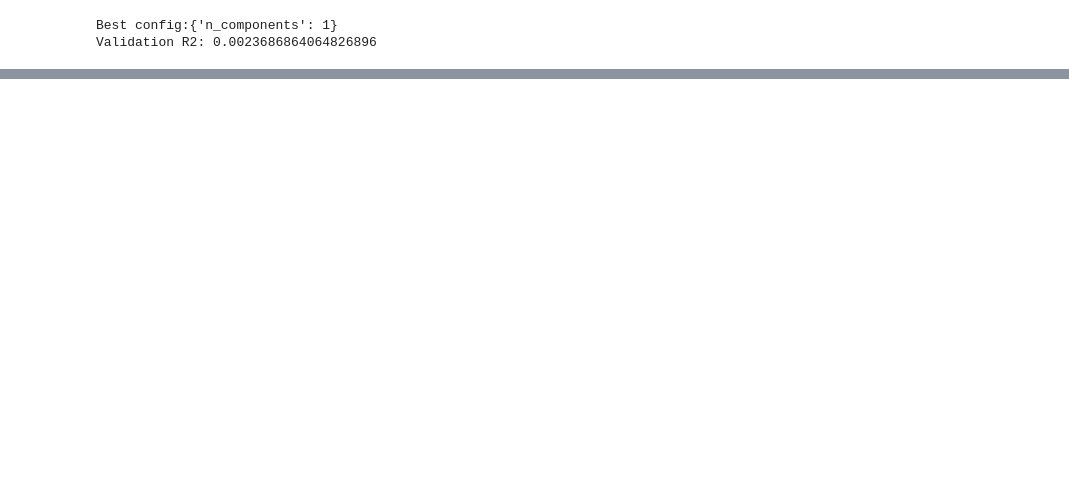
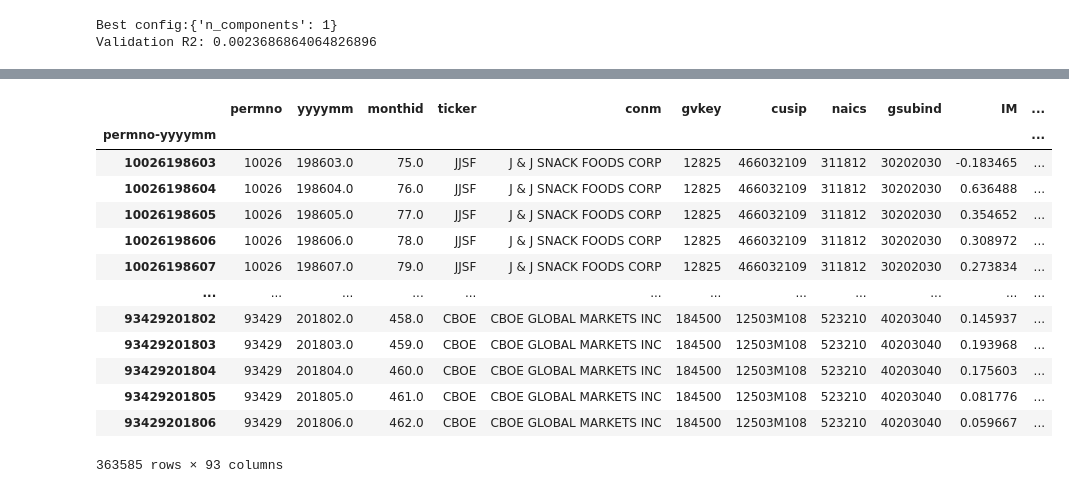
Before and after one commit to gavinsuns/Factor-Analysis, a Jupyter notebook: ML_Regression.ipynb, the cells around one changed output, grey strips where cells are left out. Drawn from its saved outputs; the diff is of its cells as text; code cells hidden in the pictures; blank space fills up the shorter version.

```diff
--- a/ML_Regression.ipynb
+++ b/ML_Regression.ipynb
@@ -353,3 +353,20 @@ rol_val.to_csv("ml_output_files/finalproject_values.csv")
 slr_ls_df.to_csv("ml_output_files/slr_ls_df.csv")
 pls_ls_df.to_csv("ml_output_files/pls_ls_df.csv")
 en_ls_df.to_csv("ml_output_files/en_ls_df.csv")
+# %%
+merged_df
+# %% [output]
+|  | permno | yyyymm | monthid | ticker | conm | gvkey | cusip | naics | gsubind | IM | ... |
+| permno-yyyymm |  |  |  |  |  |  |  |  |  |  | ... |
+| 10026198603 | 10026 | 198603.0 | 75.0 | JJSF | J & J SNACK FOODS CORP | 12825 | 466032109 | 311812 | 30202030 | -0.183465 | ... |
+| 10026198604 | 10026 | 198604.0 | 76.0 | JJSF | J & J SNACK FOODS CORP | 12825 | 466032109 | 311812 | 30202030 | 0.636488 | ... |
+| 10026198605 | 10026 | 198605.0 | 77.0 | JJSF | J & J SNACK FOODS CORP | 12825 | 466032109 | 311812 | 30202030 | 0.354652 | ... |
+| 10026198606 | 10026 | 198606.0 | 78.0 | JJSF | J & J SNACK FOODS CORP | 12825 | 466032109 | 311812 | 30202030 | 0.308972 | ... |
+| 10026198607 | 10026 | 198607.0 | 79.0 | JJSF | J & J SNACK FOODS CORP | 12825 | 466032109 | 311812 | 30202030 | 0.273834 | ... |
+| ... | ... | ... | ... | ... | ... | ... | ... | ... | ... | ... | ... |
+| 93429201802 | 93429 | 201802.0 | 458.0 | CBOE | CBOE GLOBAL MARKETS INC | 184500 | 12503M108 | 523210 | 40203040 | 0.145937 | ... |
+| 93429201803 | 93429 | 201803.0 | 459.0 | CBOE | CBOE GLOBAL MARKETS INC | 184500 | 12503M108 | 523210 | 40203040 | 0.193968 | ... |
+| 93429201804 | 93429 | 201804.0 | 460.0 | CBOE | CBOE GLOBAL MARKETS INC | 184500 | 12503M108 | 523210 | 40203040 | 0.175603 | ... |
+| 93429201805 | 93429 | 201805.0 | 461.0 | CBOE | CBOE GLOBAL MARKETS INC | 184500 | 12503M108 | 523210 | 40203040 | 0.081776 | ... |
+| 93429201806 | 93429 | 201806.0 | 462.0 | CBOE | CBOE GLOBAL MARKETS INC | 184500 | 12503M108 | 523210 | 40203040 | 0.059667 | ... |
+363585 rows × 93 columns
```
Also changed, not shown: parts of 12 cells of this notebook, 2 other files.
